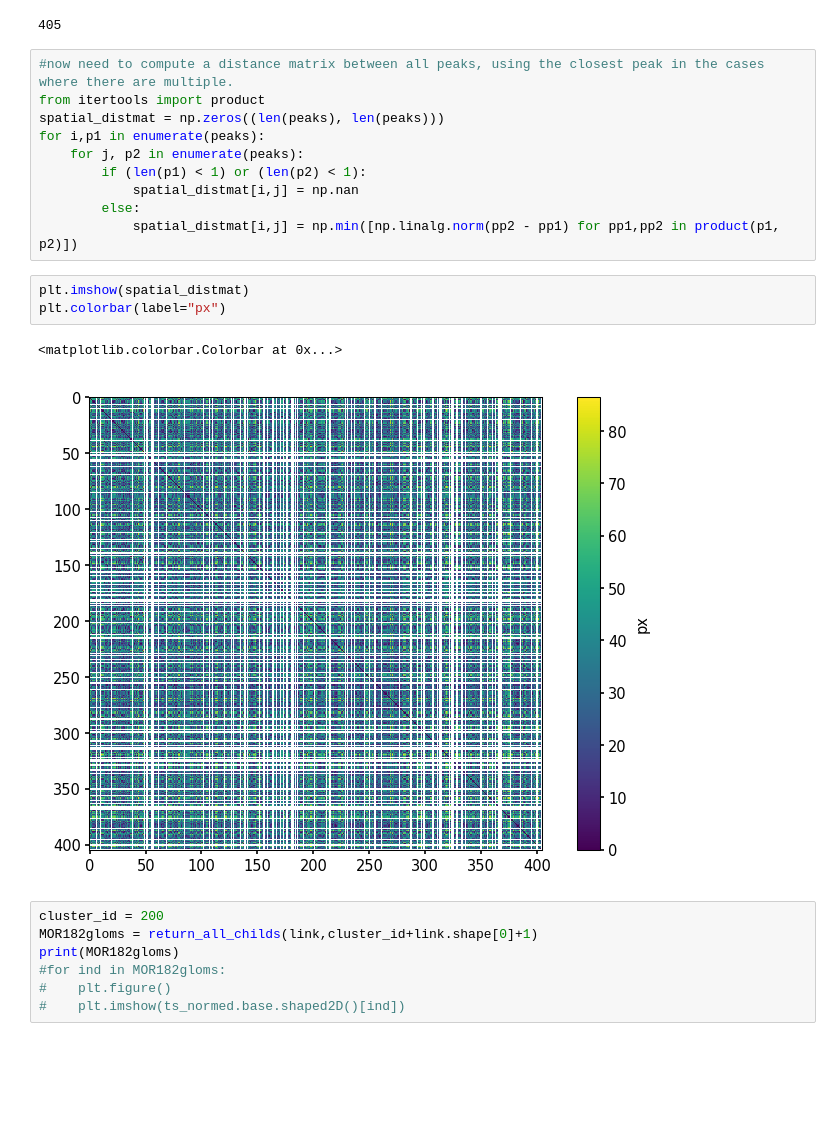
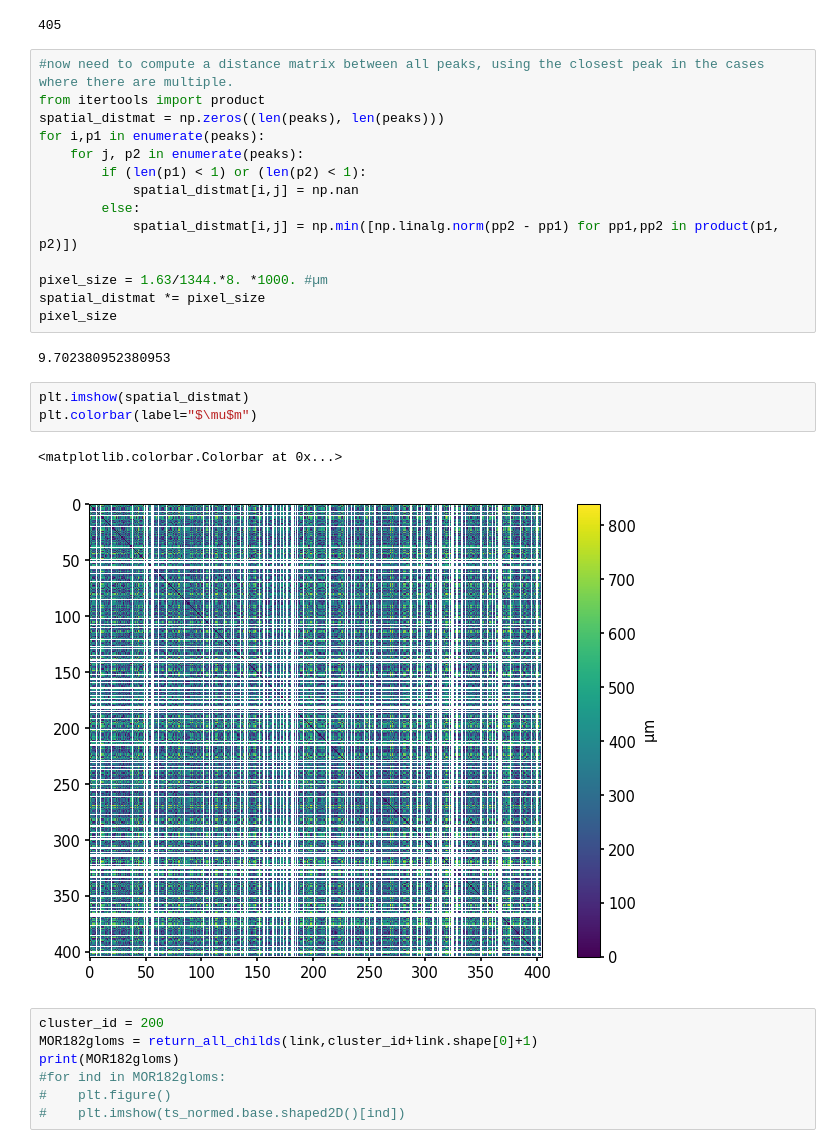
Before and after one commit to Huitzilo/glomcentric_code, a Jupyter notebook: MOB_Fig_tunotopy.ipynb, the cells around one changed output. Drawn from its saved outputs; the diff is of its cells as text; blank space fills up the shorter version.

```diff
--- a/MOB_Fig_tunotopy.ipynb
+++ b/MOB_Fig_tunotopy.ipynb
@@ -941,12 +941,18 @@ for i,p1 in enumerate(peaks):
             spatial_distmat[i,j] = np.nan
         else:
             spatial_distmat[i,j] = np.min([np.linalg.norm(pp2 - pp1) for pp1,pp2 in product(p1, p2)])
+
+pixel_size = 1.63/1344.*8. *1000. #µm
+spatial_distmat *= pixel_size
+pixel_size
+# %% [output]
+9.702380952380953
 # %%
 plt.imshow(spatial_distmat)
-plt.colorbar(label="px")
+plt.colorbar(label="$\mu$m")
 # %% [output]
 <matplotlib.colorbar.Colorbar at 0x...>
-[figure, old version]
+[figure, new version]
 # %%
 cluster_id = 200
 MOR182gloms = return_all_childs(link,cluster_id+link.shape[0]+1)
```
Also changed, not shown: parts of 5 cells of this notebook.
